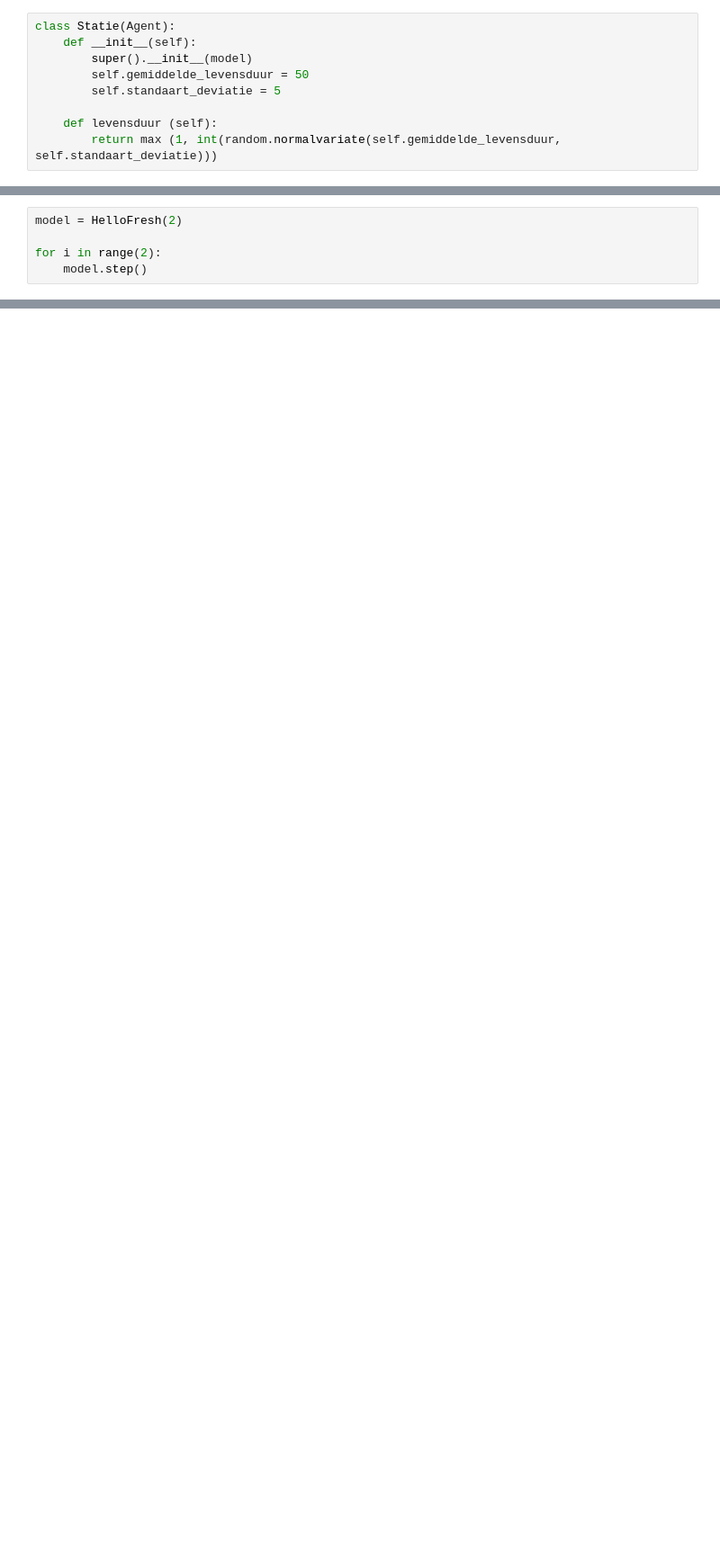
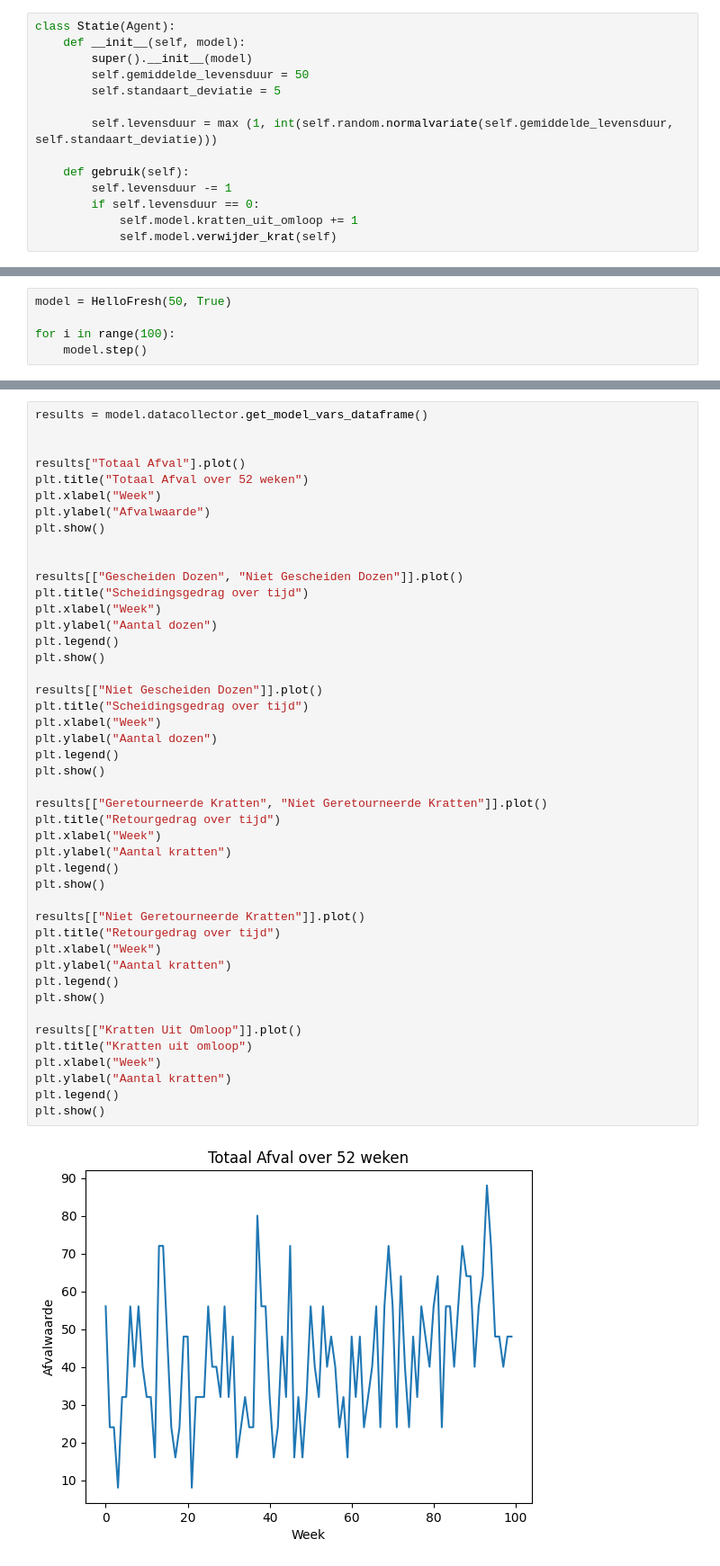
Before and after one commit to JeskeDiemel/Pythonproject2, a Jupyter notebook: nieuwe.ipynb, the cells around one changed output, grey strips where cells are left out. Shown at 90% size. Drawn from its saved outputs; the diff is of its cells as text; blank space fills up the shorter version.

```diff
--- a/nieuwe.ipynb
+++ b/nieuwe.ipynb
@@ -170,11 +210,16 @@ class Karton(Agent):
 # %%
 class Statie(Agent):
-    def __init__(self):
+    def __init__(self, model):
         super().__init__(model)
         self.gemiddelde_levensduur = 50
         self.standaart_deviatie = 5
 
-    def levensduur (self):
-        return max (1, int(random.normalvariate(self.gemiddelde_levensduur, self.standaart_deviatie)))
+        self.levensduur = max (1, int(self.random.normalvariate(self.gemiddelde_levensduur, self.standaart_deviatie)))
+
+    def gebruik(self):
+        self.levensduur -= 1
+        if self.levensduur == 0:
+            self.model.kratten_uit_omloop += 1
+            self.model.verwijder_krat(self)
 # %%
 class HelloFresh(Model):
@@ -213,6 +307,6 @@ class HelloFresh(Model):
 # %%
-model = HelloFresh(2)
+model = HelloFresh(50, True)
 
-for i in range(2):
+for i in range(100):
     model.step()
 # %% [output]
@@ -226,0 +330,47 @@ Het aantal niet_geretourneerde_kratten is:  0
+# %%
+results = model.datacollector.get_model_vars_dataframe()
+
+
+results["Totaal Afval"].plot()
+plt.title("Totaal Afval over 52 weken")
+plt.xlabel("Week")
+plt.ylabel("Afvalwaarde")
+plt.show()
+
+
+results[["Gescheiden Dozen", "Niet Gescheiden Dozen"]].plot()
+plt.title("Scheidingsgedrag over tijd")
+plt.xlabel("Week")
+plt.ylabel("Aantal dozen")
+plt.legend()
+plt.show()
+
+results[["Niet Gescheiden Dozen"]].plot()
+plt.title("Scheidingsgedrag over tijd")
+plt.xlabel("Week")
+plt.ylabel("Aantal dozen")
+plt.legend()
+plt.show()
+
+results[["Geretourneerde Kratten", "Niet Geretourneerde Kratten"]].plot()
+plt.title("Retourgedrag over tijd")
+plt.xlabel("Week")
+plt.ylabel("Aantal kratten")
+plt.legend()
+plt.show()
+
+results[["Niet Geretourneerde Kratten"]].plot()
+plt.title("Retourgedrag over tijd")
+plt.xlabel("Week")
+plt.ylabel("Aantal kratten")
+plt.legend()
+plt.show()
+
+results[["Kratten Uit Omloop"]].plot()
+plt.title("Kratten uit omloop")
+plt.xlabel("Week")
+plt.ylabel("Aantal kratten")
+plt.legend()
+plt.show()
+# %% [output]
+[figure, added]
```
Also changed, not shown: parts of 6 cells of this notebook.
